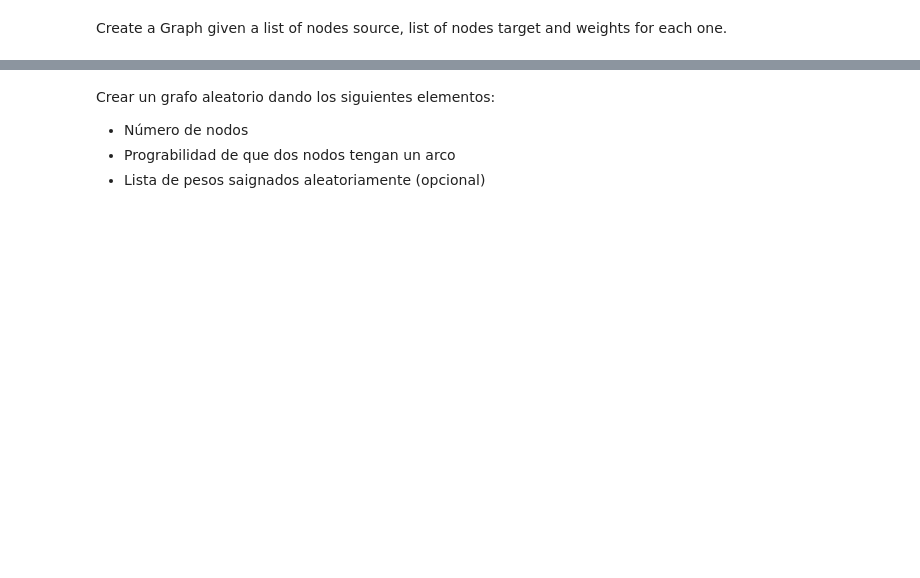
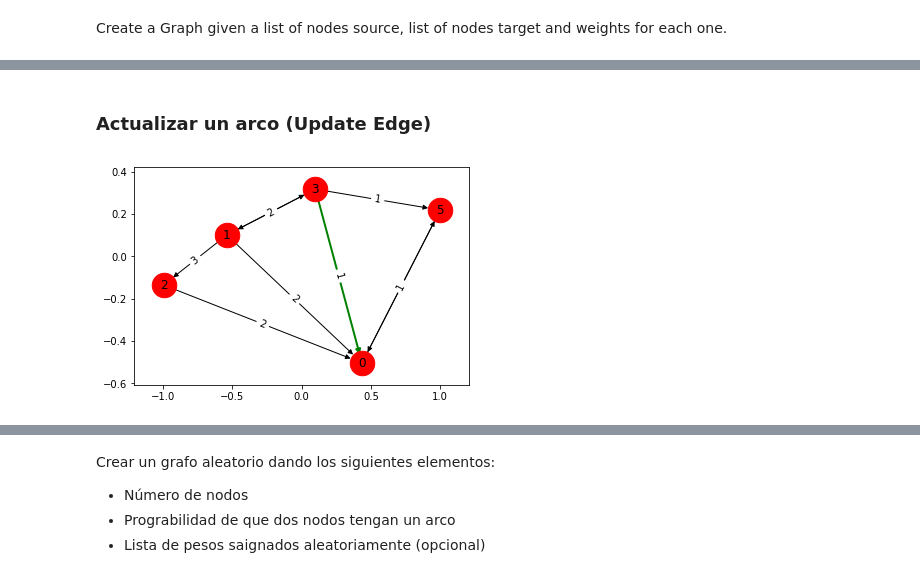
Before and after one commit to arturoverbel/graph_presentation, a Jupyter notebook: GraphIntro.ipynb, the cells around one changed output, grey strips where cells are left out. Drawn from its saved outputs; the diff is of its cells as text; code cells hidden in the pictures; blank space fills up the shorter version.

```diff
--- a/GraphIntro.ipynb
+++ b/GraphIntro.ipynb
@@ -23,0 +35,7 @@ graph.draw()
+# %% [markdown]
+### Actualizar un arco (Update Edge)
+# %%
+graph.vertex_update(3, 0)
+graph.draw()
+# %% [output]
+[figure, added]
```
Also changed, not shown: parts of 14 cells of this notebook, 4 other files.
